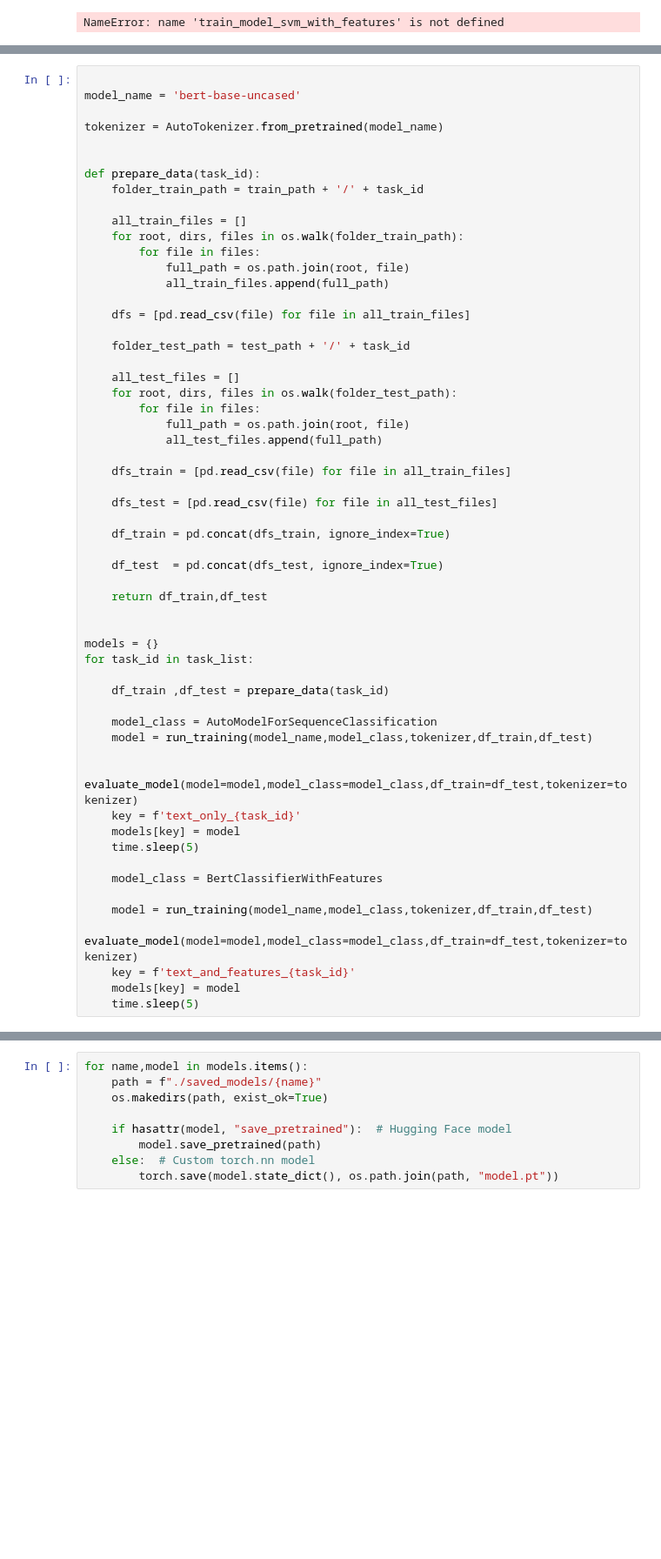
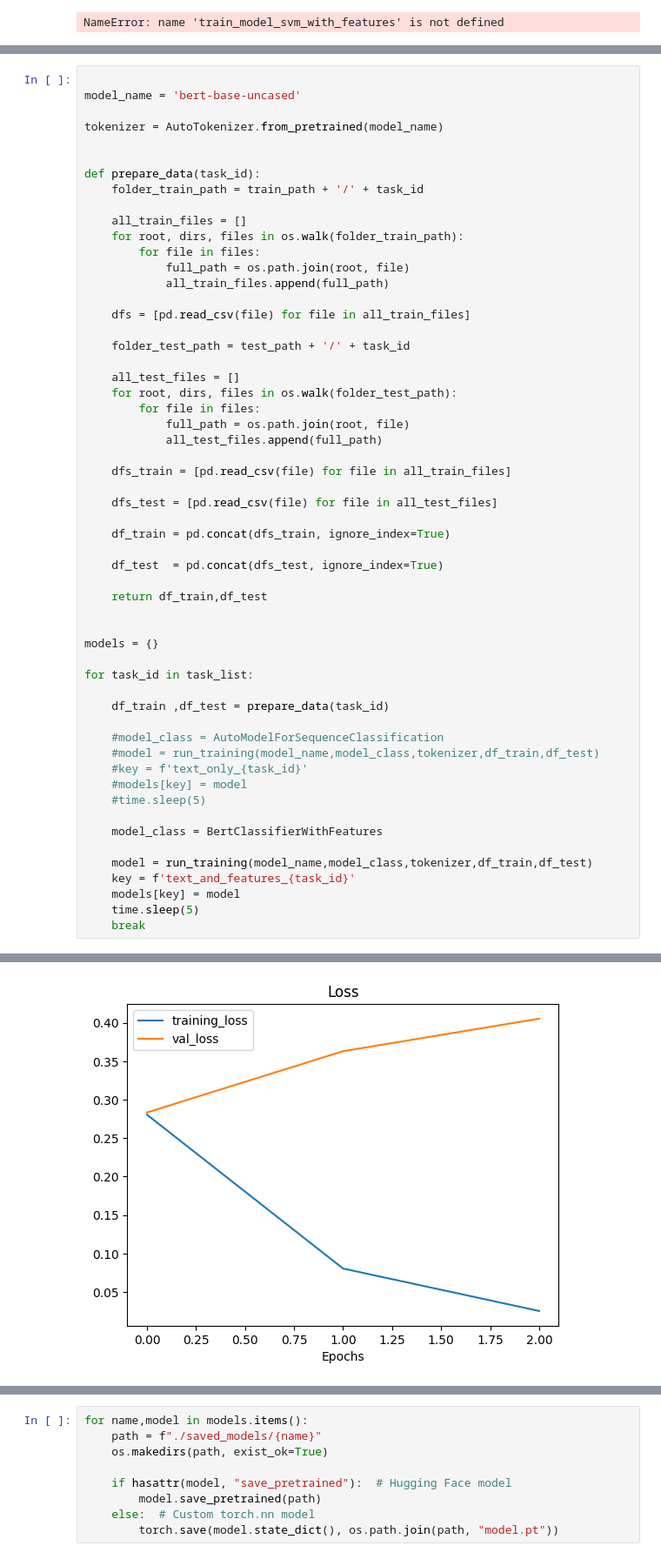
Before and after one commit to Vasilis-Kyriakopoulos/VulnExtract_VulnTrace, a Jupyter notebook: VulnExtract.ipynb, the cells around one changed output, grey strips where cells are left out. Shown at 87% size. Cells and saved outputs as stored; diff of their text form; blank space fills up the shorter version.

Commit message:
plot loss curves

```diff
--- a/VulnExtract.ipynb
+++ b/VulnExtract.ipynb
@@ -407,23 +454,22 @@ def prepare_data(task_id):
 
 
 models = {}
+
 for task_id in task_list:
 
     df_train ,df_test = prepare_data(task_id)
 
-    model_class = AutoModelForSequenceClassification
-    model = run_training(model_name,model_class,tokenizer,df_train,df_test)
-
-    evaluate_model(model=model,model_class=model_class,df_train=df_test,tokenizer=tokenizer)
-    key = f'text_only_{task_id}'
-    models[key] = model
-    time.sleep(5)
+    #model_class = AutoModelForSequenceClassification
+    #model = run_training(model_name,model_class,tokenizer,df_train,df_test)
+    #key = f'text_only_{task_id}'
+    #models[key] = model
+    #time.sleep(5)
 
     model_class = BertClassifierWithFeatures
 
     model = run_training(model_name,model_class,tokenizer,df_train,df_test)
-    evaluate_model(model=model,model_class=model_class,df_train=df_test,tokenizer=tokenizer)
     key = f'text_and_features_{task_id}'
     models[key] = model
     time.sleep(5)
+    break
 # %% [output]
@@ -504,0 +493 @@ AttributeError: 'BertForSequenceClassification' object has no attribute 'save'
+[figure, added]
```
Also changed, not shown: parts of 4 cells of this notebook.
